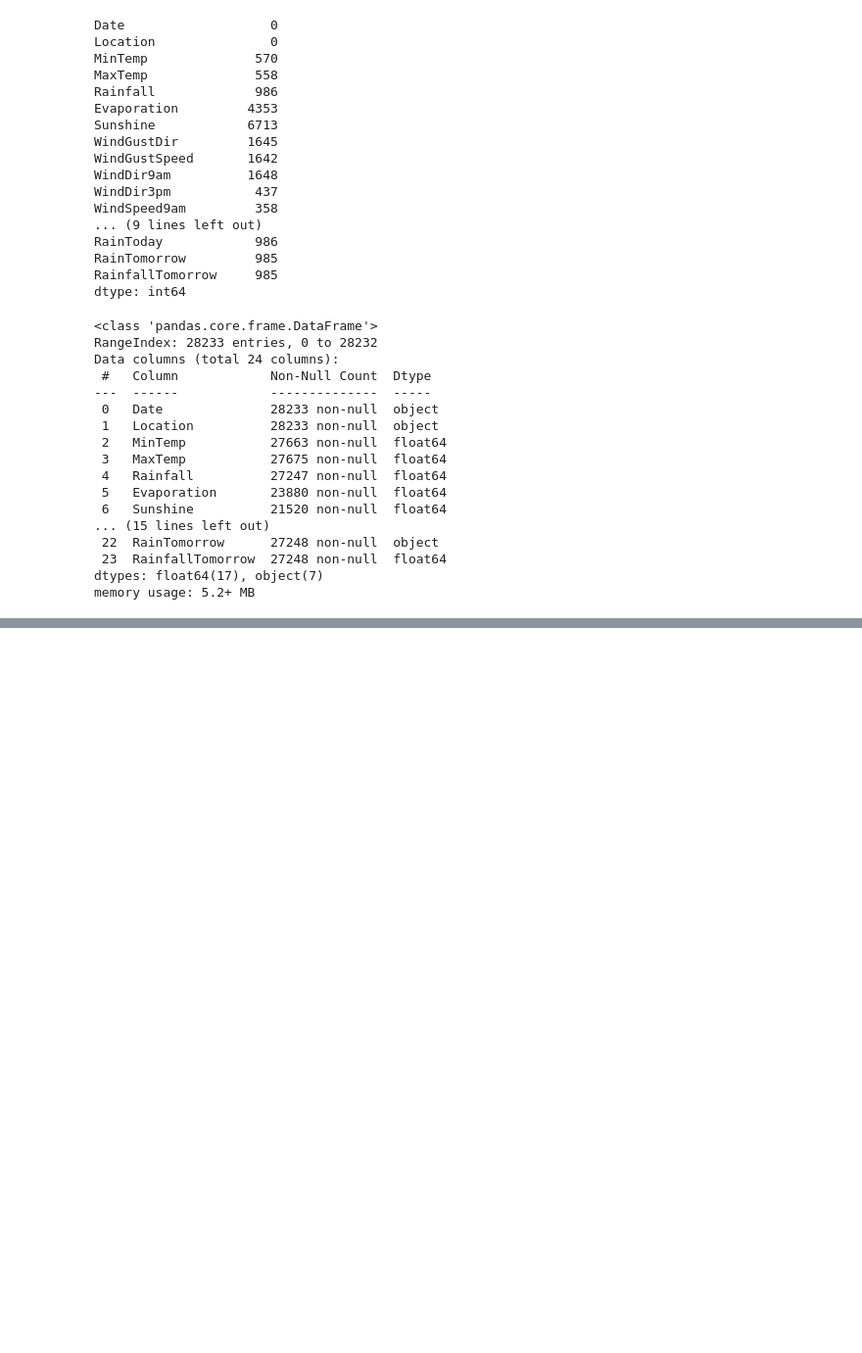
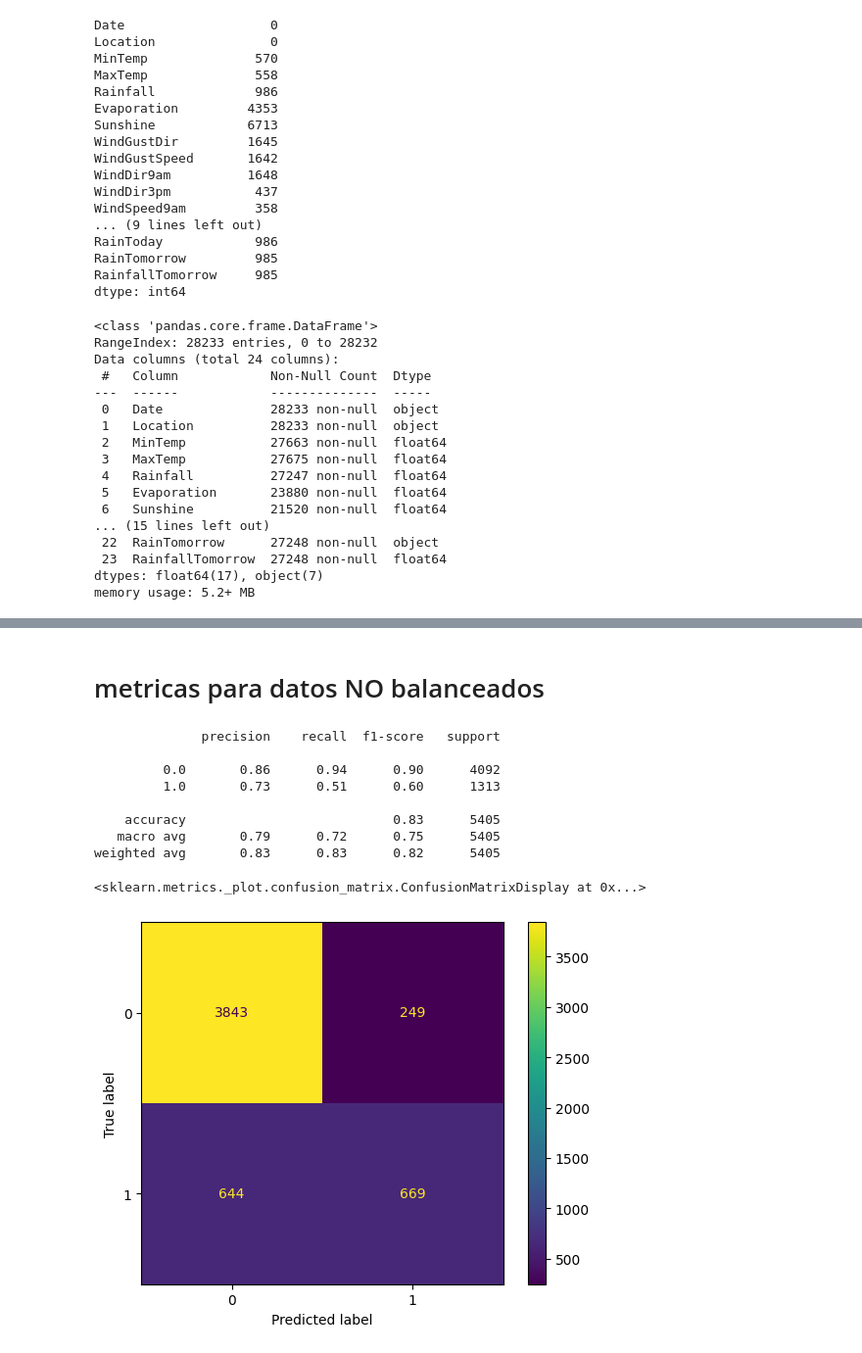
Before and after one commit to itssofiarce/AA1-TUIA-Petetta-Arce, a Jupyter notebook: TP_integrador_AA1_Petetta_Arce.ipynb, the cells around one changed output, grey strips where cells are left out. Shown at 98% size. Cells and saved outputs as stored; diff of their text form; code cells hidden in the pictures; blank space fills up the shorter version.

```diff
--- a/TP_integrador_AA1_Petetta_Arce.ipynb
+++ b/TP_integrador_AA1_Petetta_Arce.ipynb
@@ -336,0 +590,16 @@ class OutliersTreater(BaseEstimator, TransformerMixin):
+# %%
+clasificacion_parametros = {
+    'C': [0.001, 0.01, 0.1, 1, 10],
+    'penalty': [None, 'l2'],
+    'solver': ['liblinear', 'lbfgs', 'saga'],
+    'max_iter': [100, 200, 300],
+    'class_weight': [None, 'balanced']
+}
+
+optimizar_clasificacion = RandomizedSearchCV(
+    LogisticRegression(random_state=23), clasificacion_parametros
+)
+
+optimizar_clasificacion.fit(train_clasificacion_X, y_train_clasificacion)
+#para optimizar el balanceado hay que cambiar (((train_clasificacion_X, y_train_clasificacion)))
+#por los correspondientes de smote
@@ -336,0 +631,25 @@ class OutliersTreater(BaseEstimator, TransformerMixin):
+# %%
+modelo_optimizado_clasificacion = optimizar_clasificacion.best_estimator_
+# %% [markdown]
+# metricas para datos NO balanceados
+# %%
+y_pred_clasificacion_optimizado = modelo_optimizado_clasificacion.predict(x_test_clasificacion)
+
+
+print(classification_report(y_test_clasificacion, y_pred_clasificacion_optimizado))
+
+
+ConfusionMatrixDisplay(
+    confusion_matrix(y_test_clasificacion, y_pred_clasificacion_optimizado)
+).plot()
+# %% [output]
+              precision    recall  f1-score   support
+
+         0.0       0.86      0.94      0.90      4092
+         1.0       0.73      0.51      0.60      1313
+
+    accuracy                           0.83      5405
+   macro avg       0.79      0.72      0.75      5405
+weighted avg       0.83      0.83      0.82      5405
+<sklearn.metrics._plot.confusion_matrix.ConfusionMatrixDisplay at 0x...>
+[figure, added]
```
Also changed, not shown: parts of 60 cells of this notebook.
